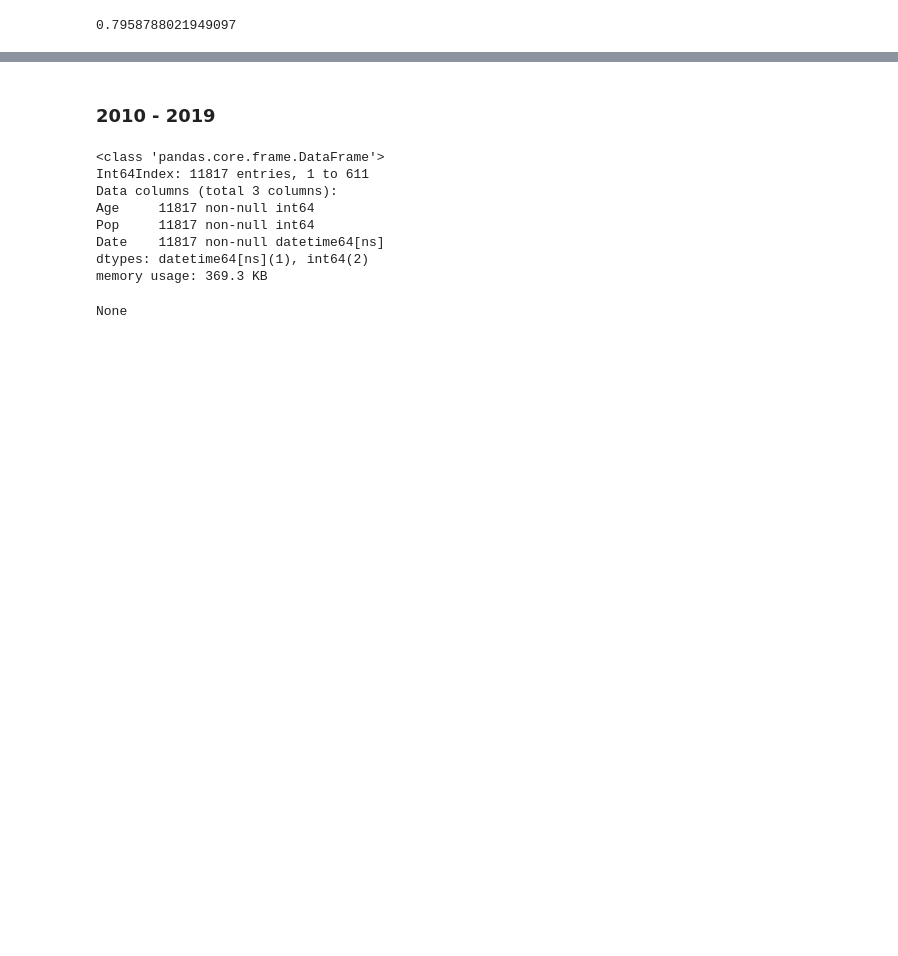
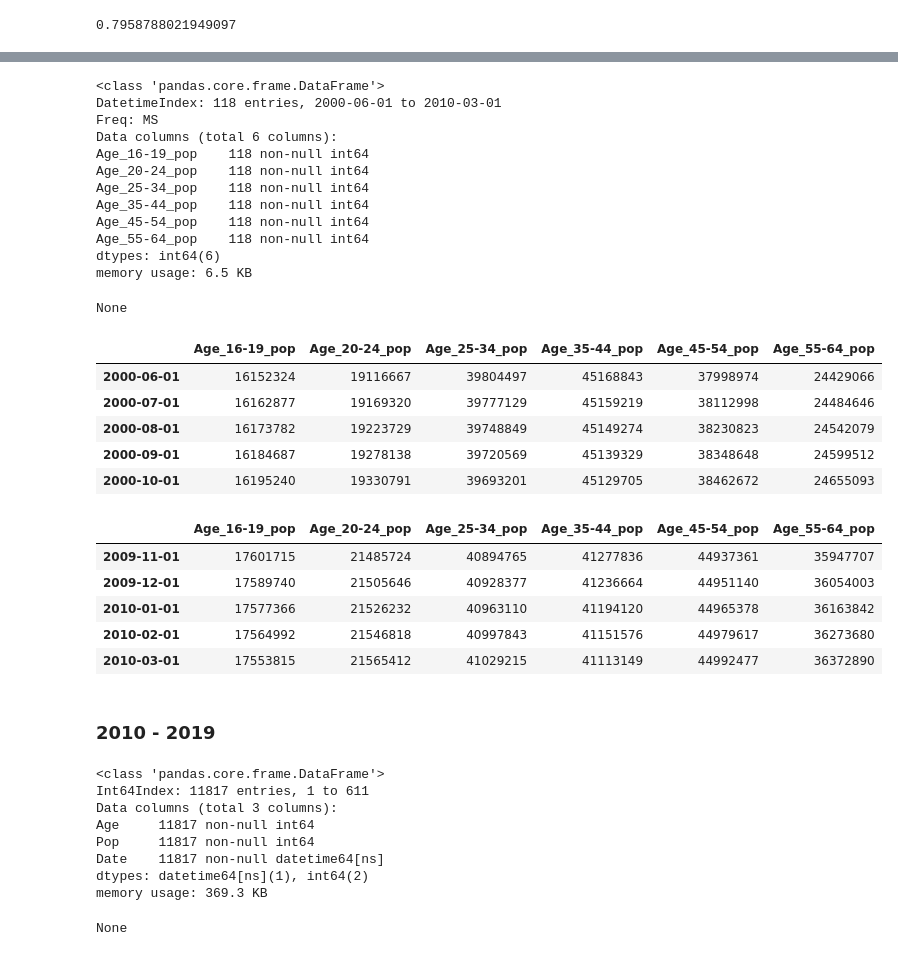
Before and after one commit to zapatos24/Employment_Prediction_LSTM_NN, a Jupyter notebook: mod_7_project.ipynb, the cells around one changed output, grey strips where cells are left out. Saved outputs shown, nothing was run; the diff lists cells and outputs as text; code cells hidden in the pictures; blank space fills up the shorter version.

Commit message:
modified resample and interpolation for all vars before join

```diff
--- a/mod_7_project.ipynb
+++ b/mod_7_project.ipynb
@@ -530,3 +483,37 @@ None
+# %%
+age_2000_popgroup_df = age_2000_pop_df.resample('MS', how='first').interpolate(method='time').astype('int64')
+age_2000_popgroup_df = age_2000_popgroup_df.iloc[:-3]
+
+
+display(age_2000_popgroup_df.info())
+display(age_2000_popgroup_df.head())
+display(age_2000_popgroup_df.tail())
+# %% [output]
+<class 'pandas.core.frame.DataFrame'>
+DatetimeIndex: 118 entries, 2000-06-01 to 2010-03-01
+Freq: MS
+Data columns (total 6 columns):
+Age_16-19_pop    118 non-null int64
+Age_20-24_pop    118 non-null int64
+Age_25-34_pop    118 non-null int64
+Age_35-44_pop    118 non-null int64
+Age_45-54_pop    118 non-null int64
+Age_55-64_pop    118 non-null int64
+dtypes: int64(6)
+memory usage: 6.5 KB
+None
+|  | Age_16-19_pop | Age_20-24_pop | Age_25-34_pop | Age_35-44_pop | Age_45-54_pop | Age_55-64_pop |
+| 2000-06-01 | 16152324 | 19116667 | 39804497 | 45168843 | 37998974 | 24429066 |
+| 2000-07-01 | 16162877 | 19169320 | 39777129 | 45159219 | 38112998 | 24484646 |
+| 2000-08-01 | 16173782 | 19223729 | 39748849 | 45149274 | 38230823 | 24542079 |
+| 2000-09-01 | 16184687 | 19278138 | 39720569 | 45139329 | 38348648 | 24599512 |
+| 2000-10-01 | 16195240 | 19330791 | 39693201 | 45129705 | 38462672 | 24655093 |
+|  | Age_16-19_pop | Age_20-24_pop | Age_25-34_pop | Age_35-44_pop | Age_45-54_pop | Age_55-64_pop |
+| 2009-11-01 | 17601715 | 21485724 | 40894765 | 41277836 | 44937361 | 35947707 |
+| 2009-12-01 | 17589740 | 21505646 | 40928377 | 41236664 | 44951140 | 36054003 |
+| 2010-01-01 | 17577366 | 21526232 | 40963110 | 41194120 | 44965378 | 36163842 |
+| 2010-02-01 | 17564992 | 21546818 | 40997843 | 41151576 | 44979617 | 36273680 |
+| 2010-03-01 | 17553815 | 21565412 | 41029215 | 41113149 | 44992477 | 36372890 |
 # %% [markdown]
 ### 2010 - 2019
 # %%
```
Also changed, not shown: parts of 3 cells of this notebook.
